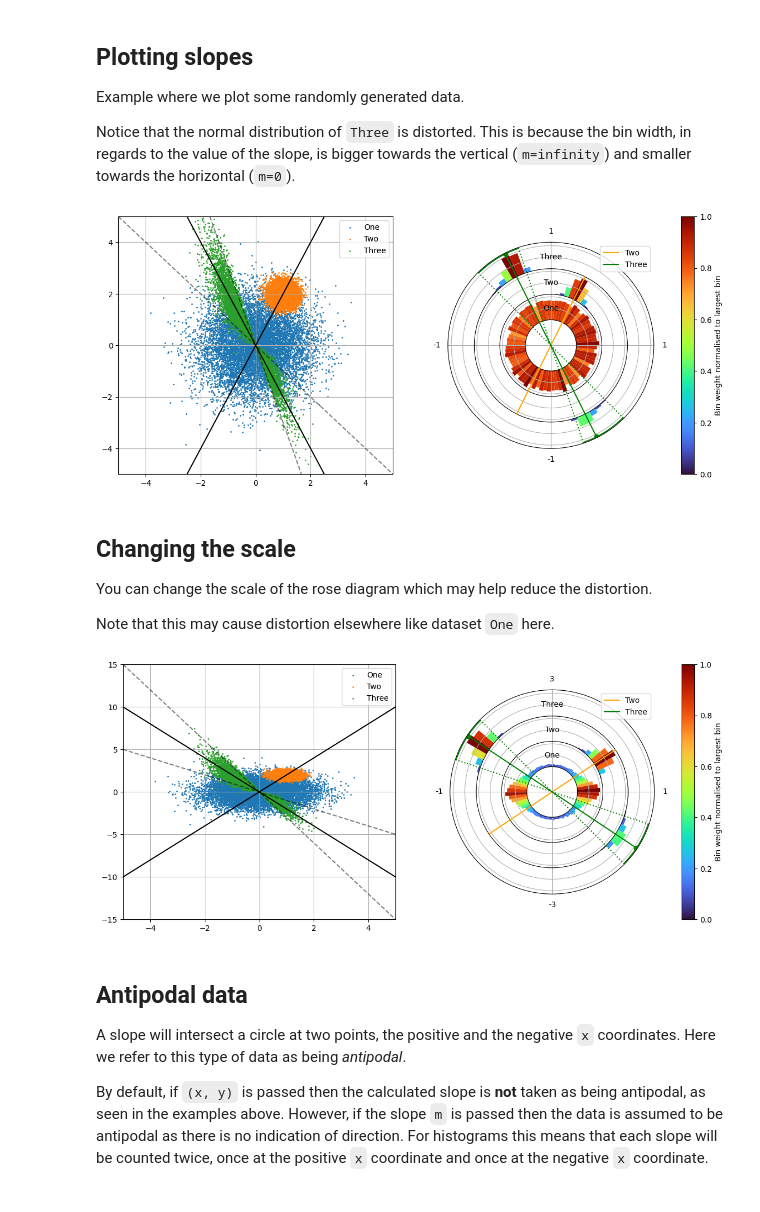
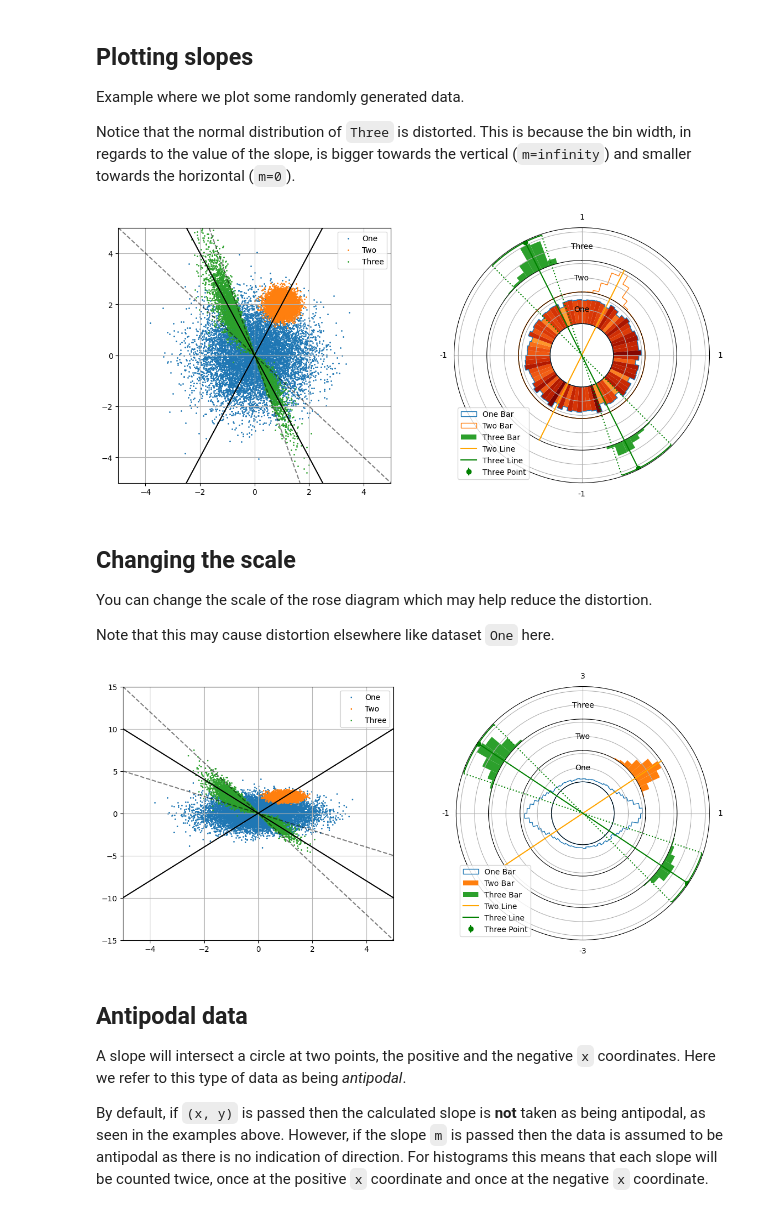
Before and after one commit to mattias-ek/SIMPLE, a Jupyter notebook: notebooks/rose_diagram.ipynb, the cells around one changed output. Drawn from its saved outputs; the diff is of its cells as text; code cells hidden in the pictures.

```diff
--- a/notebooks/rose_diagram.ipynb
+++ b/notebooks/rose_diagram.ipynb
@@ -23,33 +23,33 @@ Notice that the normal distribution of ``Three`` is distorted. This is because t
 # %%
 # Creates a figure with 2 rectilinear subplots
 fig, ax = plt.subplots(1, 2, figsize=(14, 6))
 
 ax[0].scatter(x1, y1, s=1, label='One')
 ax[0].scatter(x2, y2, s=1, label='Two')
 ax[0].scatter(x3, y3, s=1, label='Three')
 
 ax[0].axline((0,0), slope=2, color='black')
 ax[0].axline((0,0), slope=-2, color='black')
 ax[0].axline((0,0), slope=-3, color='black', linestyle='--', alpha=0.5)
 ax[0].axline((0,0), slope=-1, color='black', linestyle='--', alpha=0.5)
 
 ax[0].set(xlim=(-5, 5), ylim=(-5, 5))
 ax[0].legend()
 ax[0].grid()
 
 # Replaces the second subplot with a rose plot
 ax[1] = simple.create_rose_plot(ax[1])
 
-ax[1].mhist((x1, y1), r=1, label='One', label_kwargs={'color':'white'})
-ax[1].mhist((x2, y2), r=2, label='Two')
-ax[1].mhist((x3, y3), r=3, label='Three')
+ax[1].mhist((x1, y1), r=1, rtext='One', label='One Bar', cmap=True)
+ax[1].mhist((x2, y2), r=2, rtext='Two', label='Two Bar', fill=False)
+ax[1].mhist((x3, y3), r=3, rtext='Three', label='Three Bar')
 
-ax[1].mline(2, r=3, color='orange', label='Two')
-ax[1].axmline(-2, merr=-1, color='green', label='Three')
-ax[1].merrorbar(-2, r=4, merr=1, color='green')
-ax[1].legend();
+ax[1].mline(2, r=3, color='orange', label='Two Line')
+ax[1].axmline(-2, merr=-1, color='green', label='Three Line')
+ax[1].merrorbar(-2, r=4, merr=1, color='green', label='Three Point')
+ax[1].legend(loc=3);
 # %% [output]
-[figure, old version]
+[figure, new version]
 # %% [markdown]
 ## Changing the scale
 You can change the scale of the rose diagram which may help reduce the distortion.
@@ -74,16 +74,16 @@ ax[0].grid()
 
 ax[1] = simple.create_rose_plot(ax[1], yscale=3)
 
-ax[1].mhist((x1, y1), r=1, label='One')
-ax[1].mhist((x2, y2), r=2, label='Two')
-ax[1].mhist((x3, y3), r=3, label='Three')
+ax[1].mhist((x1, y1), r=1, rtext='One', label='One Bar', fill=False)
+ax[1].mhist((x2, y2), r=2, rtext='Two', label='Two Bar')
+ax[1].mhist((x3, y3), r=3, rtext='Three', label='Three Bar')
 
-ax[1].mline(2, r=3, color='orange', label='Two')
-ax[1].axmline(-2, merr=-1, color='green', label='Three')
-ax[1].merrorbar(-2, r=4, merr=1, color='green')
-ax[1].legend();
+ax[1].mline(2, r=3, color='orange', label='Two Line')
+ax[1].axmline(-2, merr=-1, color='green', label='Three Line')
+ax[1].merrorbar(-2, r=4, merr=1, color='green', label='Three Point')
+ax[1].legend(loc=3);
 # %% [output]
-[figure, old version]
+[figure, new version]
 # %% [markdown]
 ## Antipodal data
 A slope will intersect a circle at two points, the positive and the negative ``x`` coordinates. Here we refer to this type of data as being *antipodal*.
```
Also changed, not shown: parts of 1 cell of this notebook, 17 other files.
